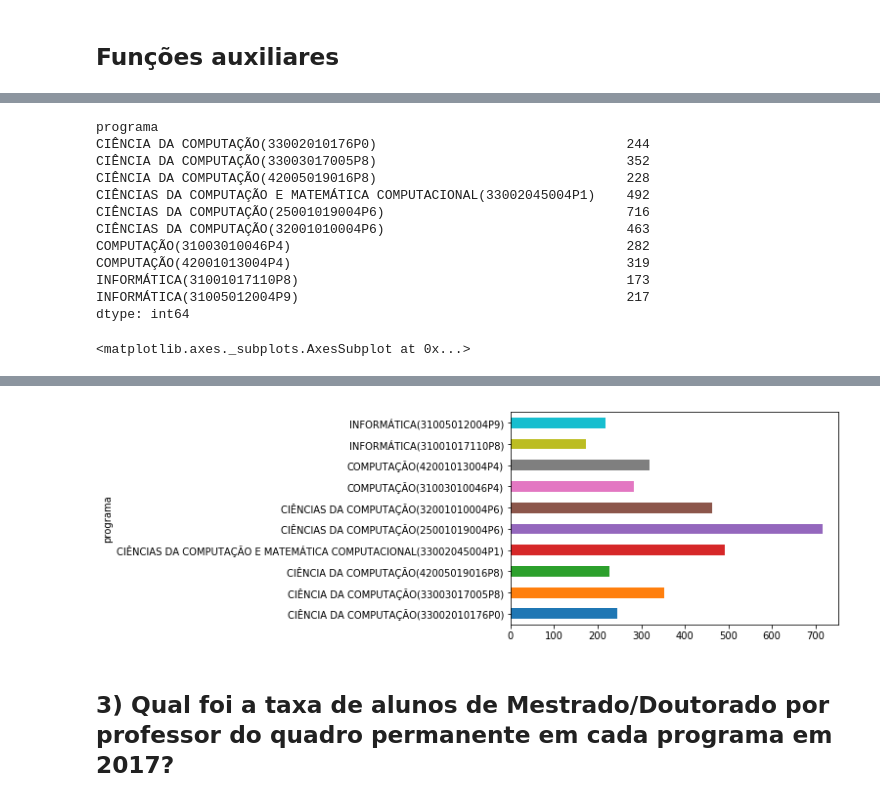
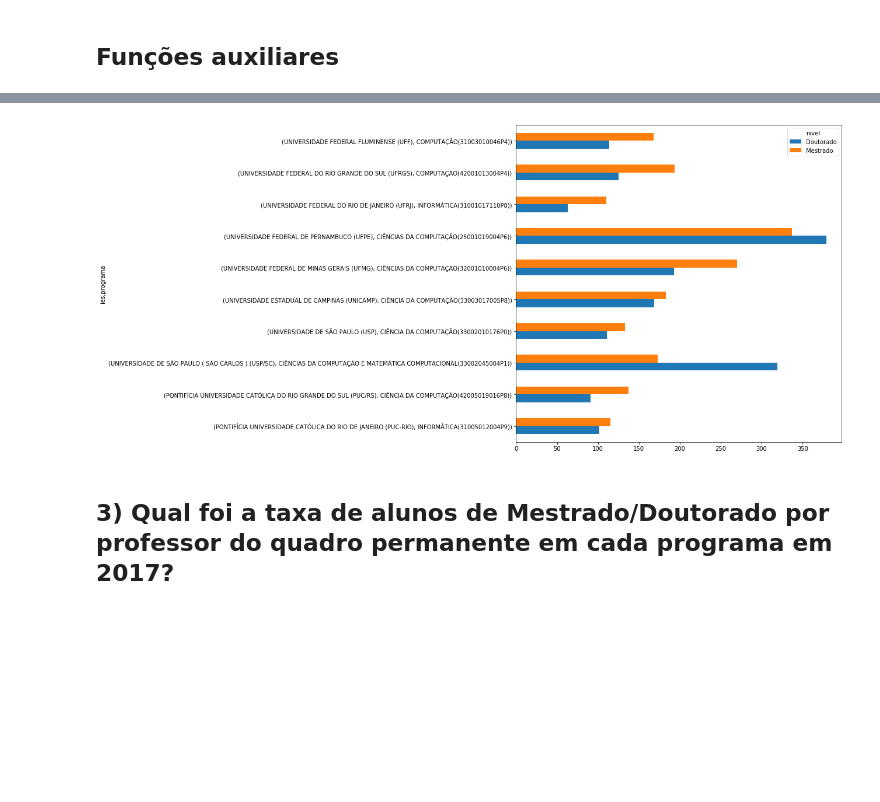
Before and after one commit to leotok/INF1032, a Jupyter notebook: T1-1.ipynb, the cells around one changed output, grey strips where cells are left out. Drawn from its saved outputs; the diff is of its cells as text; code cells hidden in the pictures; blank space fills up the shorter version.

```diff
--- a/T1-1.ipynb
+++ b/T1-1.ipynb
@@ -103,20 +98,6 @@ AttributeError: 'DataFrame' object has no attribute 'programa'
 # %%
-discente_aux = discentes.loc[discentes['nivel'] != 'Graduação', discentes.columns]
-discentes_programa = discente_aux.groupby('programa').size()
-display(discentes_programa)
-# Mudar o plot (?)
-discentes_programa.plot(kind='barh', stacked=False)
+discente_pos = discentes.loc[discentes['nivel'] != 'Graduação', discentes.columns]
+discentes_programa = discente_pos.groupby(['ies', 'programa', 'nivel']).size().unstack('nivel')
+discentes_programa.plot.barh(figsize=(10,10))
+discentes_programa
 # %% [output]
-programa
-CIÊNCIA DA COMPUTAÇÃO(33002010176P0)                                244
-CIÊNCIA DA COMPUTAÇÃO(33003017005P8)                                352
-CIÊNCIA DA COMPUTAÇÃO(42005019016P8)                                228
-CIÊNCIAS DA COMPUTAÇÃO E MATEMÁTICA COMPUTACIONAL(33002045004P1)    492
-CIÊNCIAS DA COMPUTAÇÃO(25001019004P6)                               716
-CIÊNCIAS DA COMPUTAÇÃO(32001010004P6)                               463
-COMPUTAÇÃO(31003010046P4)                                           282
-COMPUTAÇÃO(42001013004P4)                                           319
-INFORMÁTICA(31001017110P8)                                          173
-INFORMÁTICA(31005012004P9)                                          217
-dtype: int64
-<matplotlib.axes._subplots.AxesSubplot at 0x...>
@@ -123,3 +116,3 @@ dtype: int64
-[figure, old version]
+[figure, new version]
 # %% [markdown]
 ## 3) Qual foi a taxa de alunos de Mestrado/Doutorado por professor do quadro permanente em cada programa em 2017?
```
Also changed, not shown: parts of 8 cells of this notebook.
